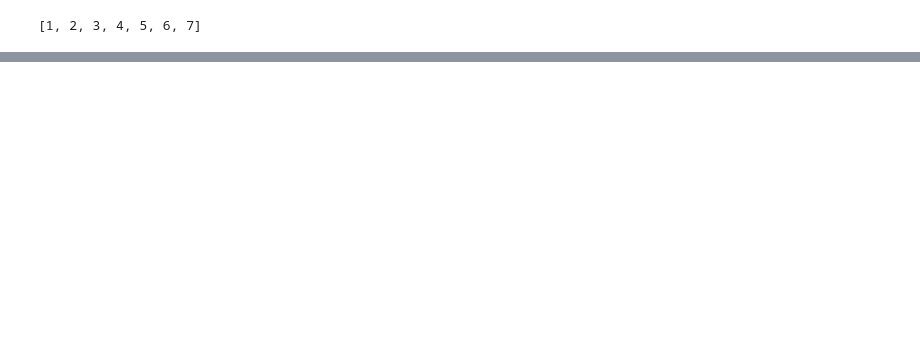
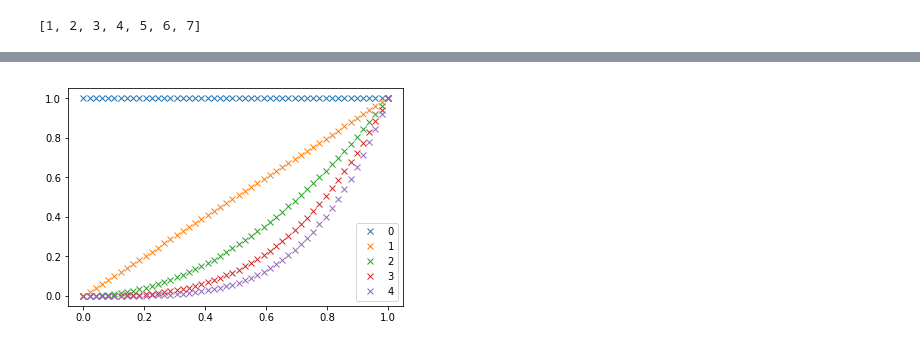
Before and after one commit to lazarusA/python-bebes, a Jupyter notebook: CarlosN.ipynb, the cells around one changed output, grey strips where cells are left out. Cells and saved outputs as stored; diff of their text form; code cells hidden in the pictures; blank space fills up the shorter version.

```diff
--- a/CarlosN.ipynb
+++ b/CarlosN.ipynb
@@ -169,5 +179,8 @@ NameError: name 't' is not defined
 # %%
 for potencia in range(5):
-    plt.plot(t, t**potencia, 'x', label ='%s' % potencia
-plt.ylim(ymax = 1.05)plt. legend(loc ='best')
+    plt.plot(t, t**potencia, "x", label ="%s" % potencia)
+plt.ylim(ymax = 1.05)
+plt.legend(loc ='best')
 plt.show()
+# %% [output]
+[figure, added]
```
Also changed, not shown: parts of 8 cells of this notebook.
